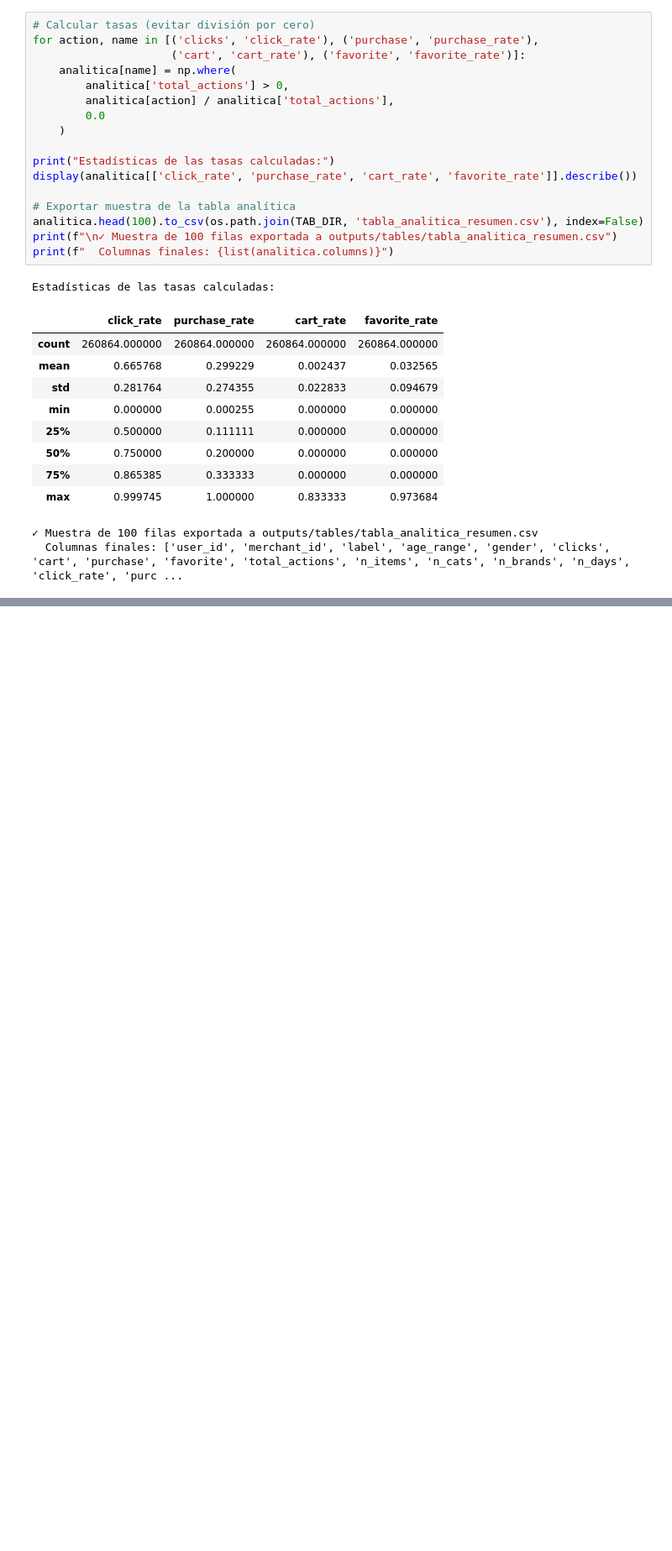
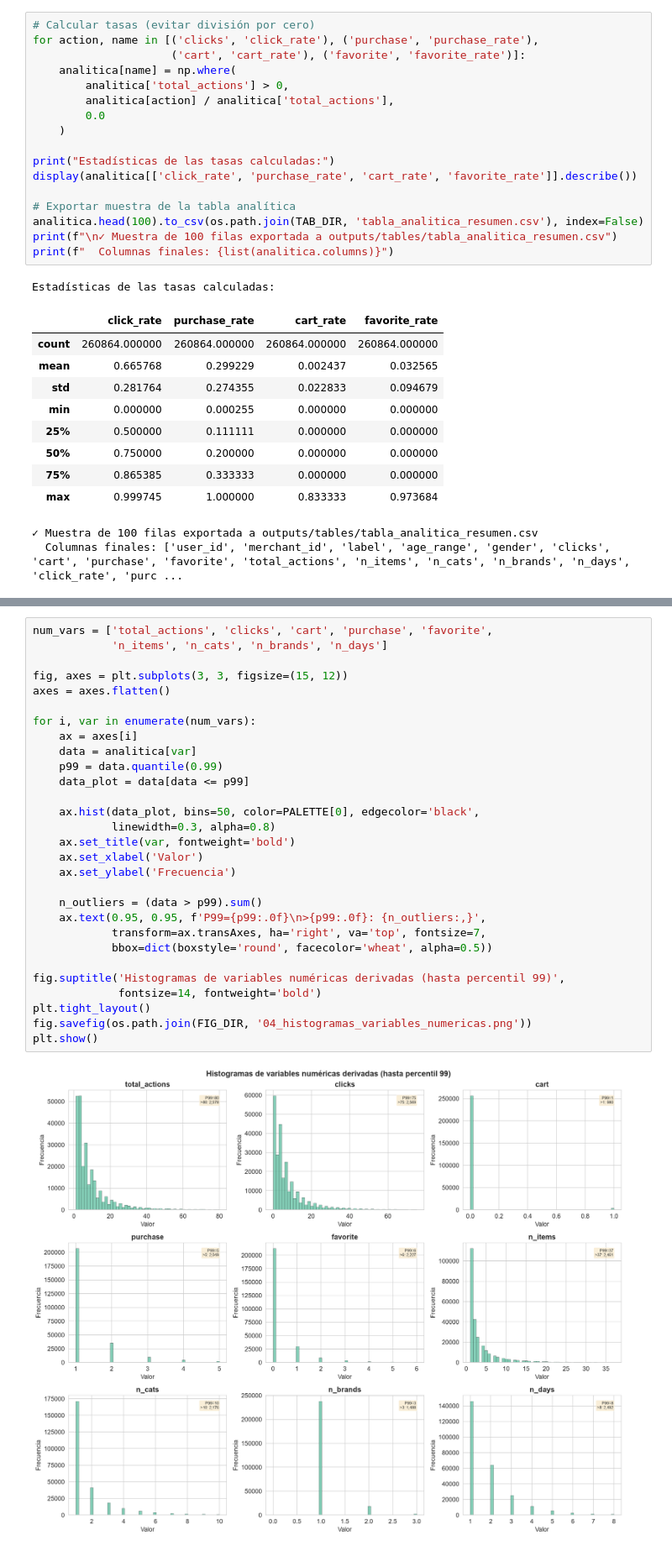
Before and after one commit to DavidDominguez-11/DS-Proyecto2, a Jupyter notebook: notebooks/proyecto2_eda.ipynb, the cells around one changed output, grey strips where cells are left out. Shown at 84% size. Drawn from its saved outputs; the diff is of its cells as text; blank space fills up the shorter version.

```diff
--- a/notebooks/proyecto2_eda.ipynb
+++ b/notebooks/proyecto2_eda.ipynb
@@ -817,0 +915,31 @@ Estadísticas de las tasas calculadas:
+# %%
+num_vars = ['total_actions', 'clicks', 'cart', 'purchase', 'favorite',
+            'n_items', 'n_cats', 'n_brands', 'n_days']
+
+fig, axes = plt.subplots(3, 3, figsize=(15, 12))
+axes = axes.flatten()
+
+for i, var in enumerate(num_vars):
+    ax = axes[i]
+    data = analitica[var]
+    p99 = data.quantile(0.99)
+    data_plot = data[data <= p99]
+
+    ax.hist(data_plot, bins=50, color=PALETTE[0], edgecolor='black',
+            linewidth=0.3, alpha=0.8)
+    ax.set_title(var, fontweight='bold')
+    ax.set_xlabel('Valor')
+    ax.set_ylabel('Frecuencia')
+
+    n_outliers = (data > p99).sum()
+    ax.text(0.95, 0.95, f'P99={p99:.0f}\n>{p99:.0f}: {n_outliers:,}',
+            transform=ax.transAxes, ha='right', va='top', fontsize=7,
+            bbox=dict(boxstyle='round', facecolor='wheat', alpha=0.5))
+
+fig.suptitle('Histogramas de variables numéricas derivadas (hasta percentil 99)',
+             fontsize=14, fontweight='bold')
+plt.tight_layout()
+fig.savefig(os.path.join(FIG_DIR, '04_histogramas_variables_numericas.png'))
+plt.show()
+# %% [output]
+[figure, added]
```
Also changed, not shown: parts of 17 cells of this notebook.
